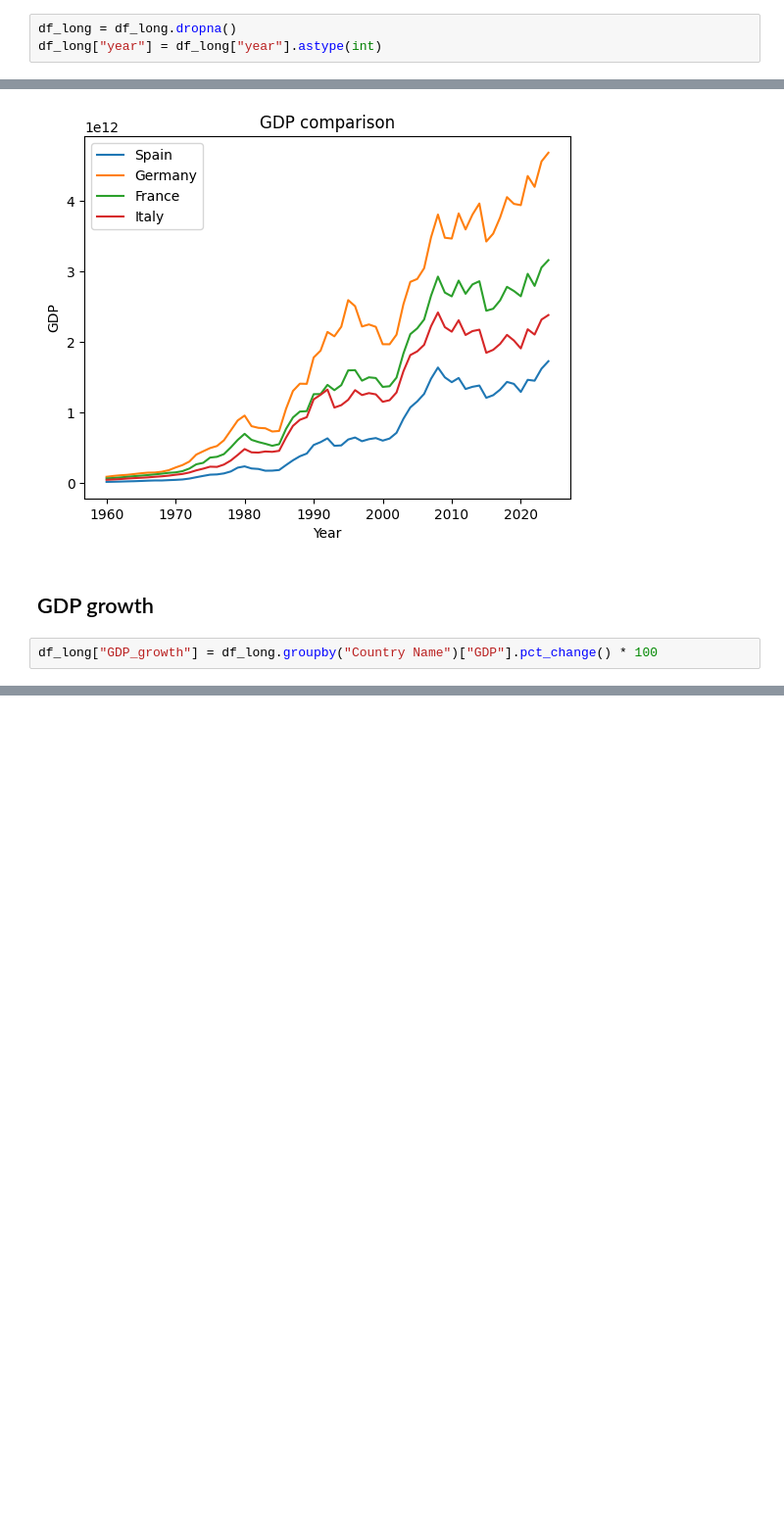
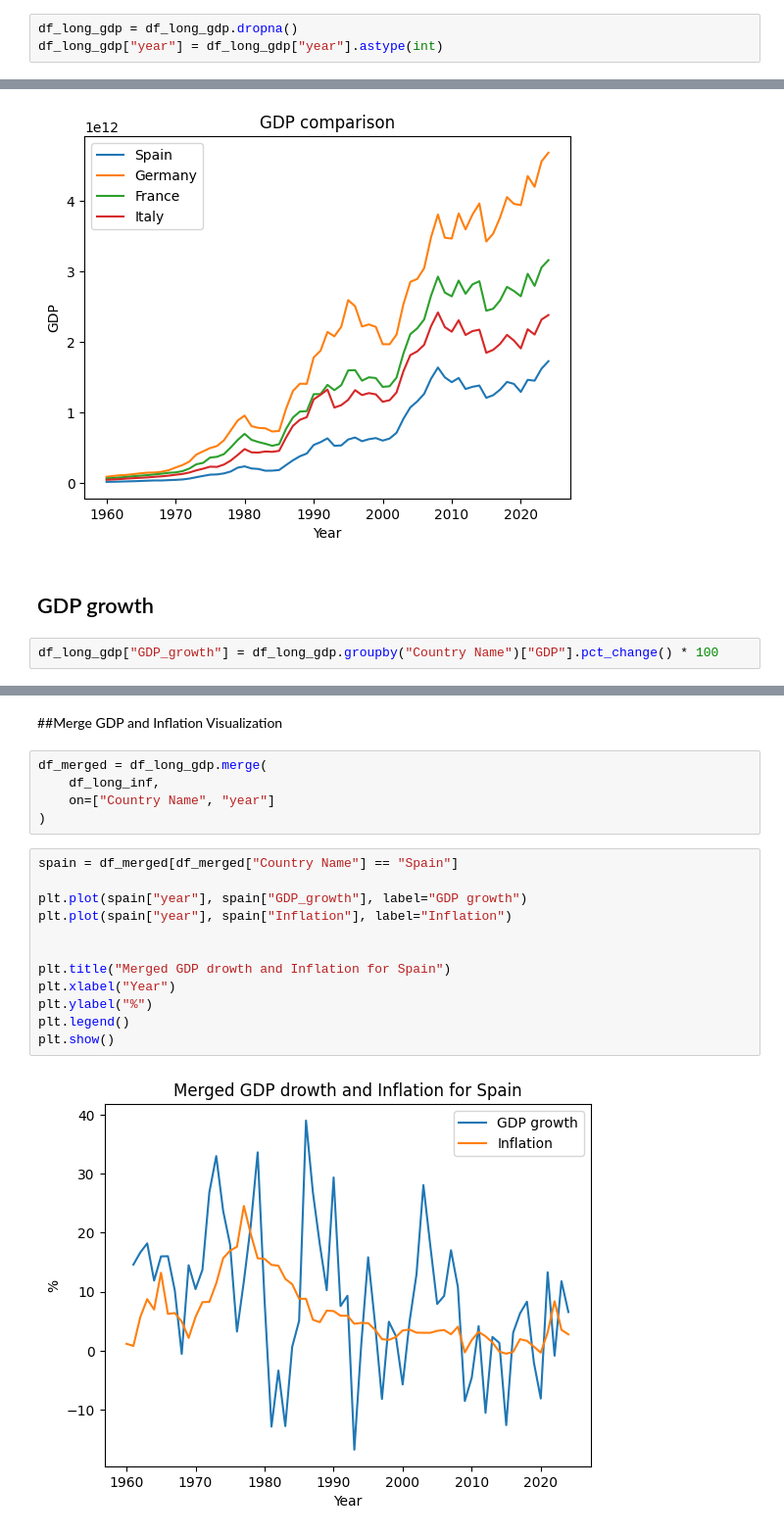
Before and after one commit to alenachuklina/global-economic-risk-monitor, a Jupyter notebook: notebooks/01_data_exploration.ipynb, the cells around one changed output, grey strips where cells are left out. Shown at 98% size. Drawn from its saved outputs; the diff is of its cells as text; blank space fills up the shorter version.

```diff
--- a/notebooks/01_data_exploration.ipynb
+++ b/notebooks/01_data_exploration.ipynb
@@ -153,6 +251,6 @@ df_long.head()
 
 We remove missing values and convert the year column into integers.
 # %%
-df_long = df_long.dropna()
-df_long["year"] = df_long["year"].astype(int)
+df_long_gdp = df_long_gdp.dropna()
+df_long_gdp["year"] = df_long_gdp["year"].astype(int)
 # %%
@@ -203,5 +322,5 @@ plt.show()
 # %% [markdown]
 ## GDP growth
 # %%
-df_long["GDP_growth"] = df_long.groupby("Country Name")["GDP"].pct_change() * 100
+df_long_gdp["GDP_growth"] = df_long_gdp.groupby("Country Name")["GDP"].pct_change() * 100
 # %%
@@ -225,3 +344,24 @@ spain.head(20)
 | 4592 | Spain | ESP | GDP (current US$) | NY.GDP.MKTP.CD | 1977 | 1.323547e+11 | 11.764764 |
 | 4858 | Spain | ESP | GDP (current US$) | NY.GDP.MKTP.CD | 1978 | 1.604850e+11 | 21.253730 |
 | 5124 | Spain | ESP | GDP (current US$) | NY.GDP.MKTP.CD | 1979 | 2.144487e+11 | 33.625390 |
+# %% [markdown]
+##Merge GDP and Inflation Visualization
+# %%
+df_merged = df_long_gdp.merge(
+    df_long_inf,
+    on=["Country Name", "year"]
+)
+# %%
+spain = df_merged[df_merged["Country Name"] == "Spain"]
+
+plt.plot(spain["year"], spain["GDP_growth"], label="GDP growth")
+plt.plot(spain["year"], spain["Inflation"], label="Inflation")
+
+
+plt.title("Merged GDP drowth and Inflation for Spain")
+plt.xlabel("Year")
+plt.ylabel("%")
+plt.legend()
+plt.show()
+# %% [output]
+[figure, added]
```
Also changed, not shown: parts of 29 cells of this notebook.
